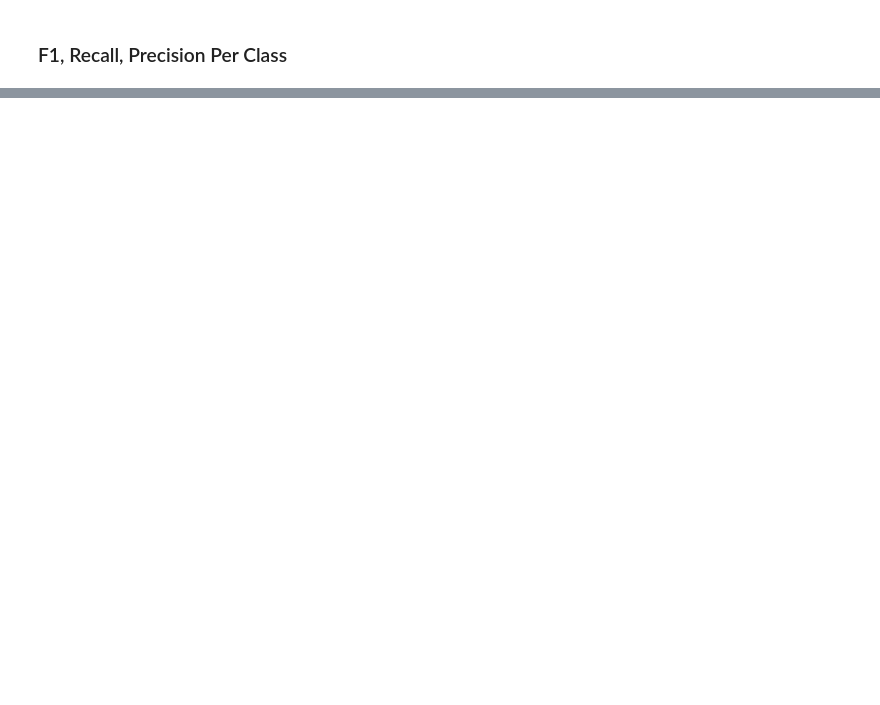
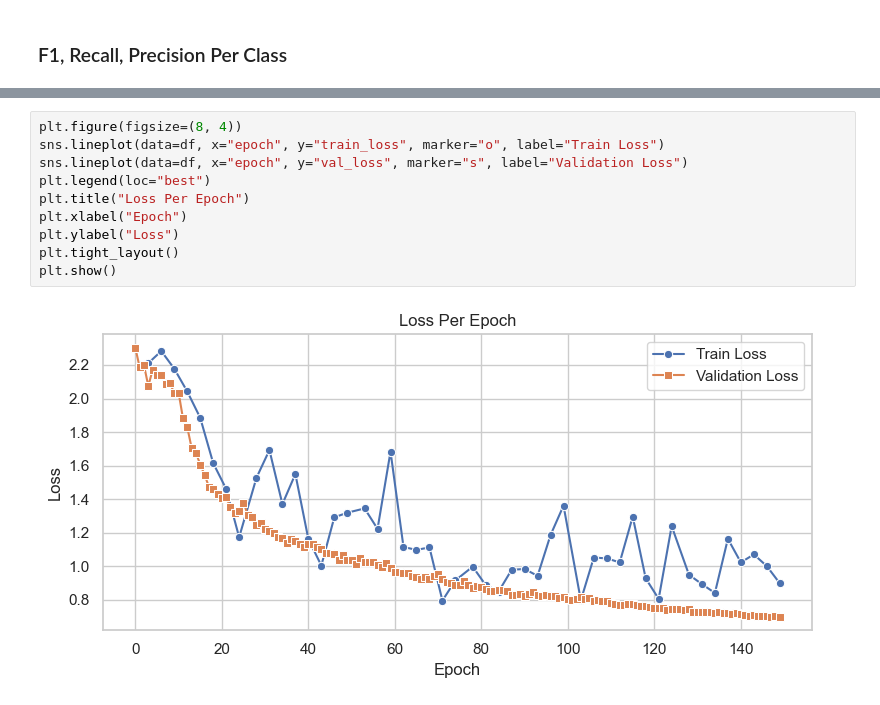
Before and after one commit to Arnav0405/ConvLSTMPyTorchLightning, a Jupyter notebook: visualisations.ipynb, the cells around one changed output, grey strips where cells are left out. Drawn from its saved outputs; the diff is of its cells as text; blank space fills up the shorter version.

```diff
--- a/visualisations.ipynb
+++ b/visualisations.ipynb
@@ -188,0 +274,12 @@ plot_ova_metrics(df_ova_metrics, title='OvA Classification Metrics (TP, TN, FP,
+# %%
+plt.figure(figsize=(8, 4))
+sns.lineplot(data=df, x="epoch", y="train_loss", marker="o", label="Train Loss")
+sns.lineplot(data=df, x="epoch", y="val_loss", marker="s", label="Validation Loss")
+plt.legend(loc="best")
+plt.title("Loss Per Epoch")
+plt.xlabel("Epoch")
+plt.ylabel("Loss")
+plt.tight_layout()
+plt.show()
+# %% [output]
+[figure, added]
```
Also changed, not shown: parts of 20 cells of this notebook, 16 other files.
